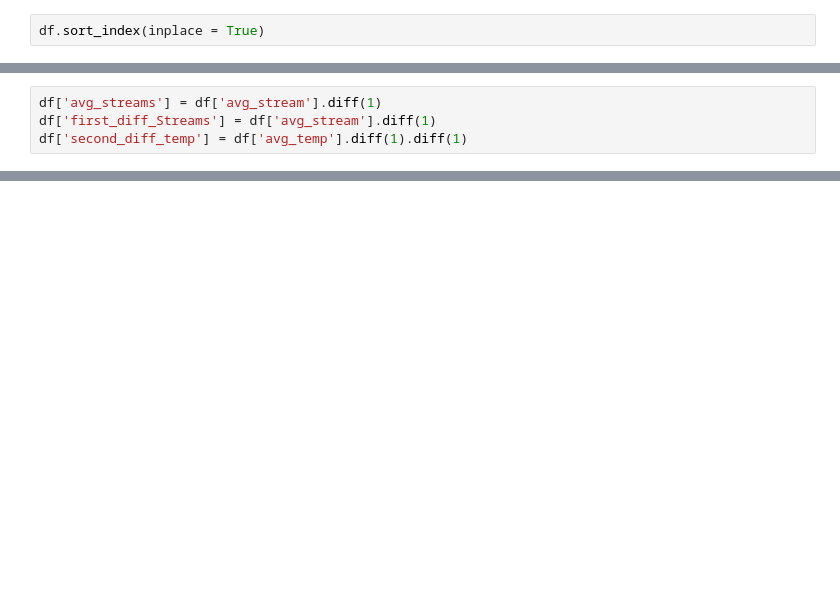
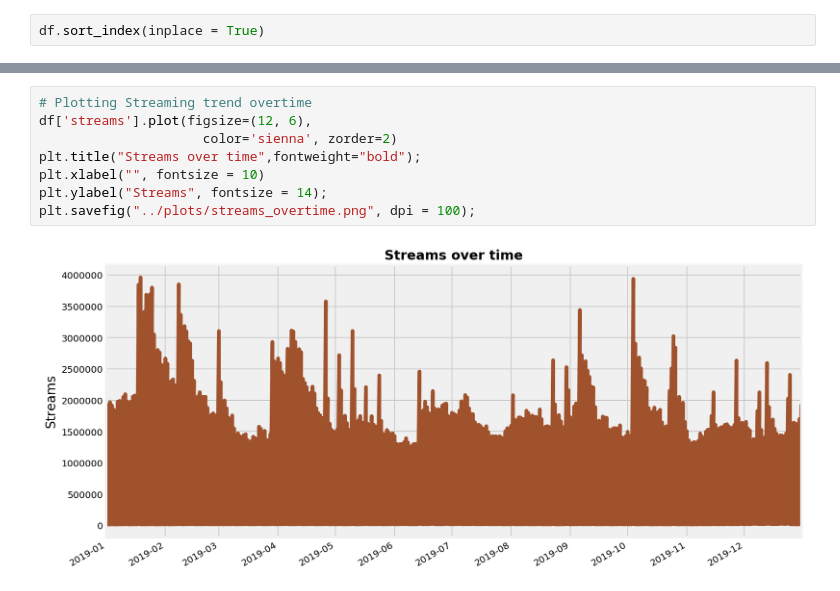
Before and after one commit to moriesamcbs/Spotify-s-Worldwide-Daily-Song-Ranking, a Jupyter notebook: code/EDA.ipynb, the cells around one changed output, grey strips where cells are left out. Cells and saved outputs as stored; diff of their text form; blank space fills up the shorter version.

```diff
--- a/code/EDA.ipynb
+++ b/code/EDA.ipynb
@@ -252,4 +115,0 @@ axes[2].plot(df['Streams'].pct_change())
-# %%
-df['avg_streams'] = df['avg_stream'].diff(1)
-df['first_diff_Streams'] = df['avg_stream'].diff(1)
-df['second_diff_temp'] = df['avg_temp'].diff(1).diff(1)
@@ -266,0 +127,10 @@ y_train.value_counts(normalize = True)
+# %%
+# Plotting Streaming trend overtime
+df['streams'].plot(figsize=(12, 6),
+                     color='sienna', zorder=2)
+plt.title("Streams over time",fontweight="bold");
+plt.xlabel("", fontsize = 10)
+plt.ylabel("Streams", fontsize = 14);
+plt.savefig("../plots/streams_overtime.png", dpi = 100);
+# %% [output]
+[figure, added]
```
Also changed, not shown: parts of 79 cells of this notebook, 22 other files.
